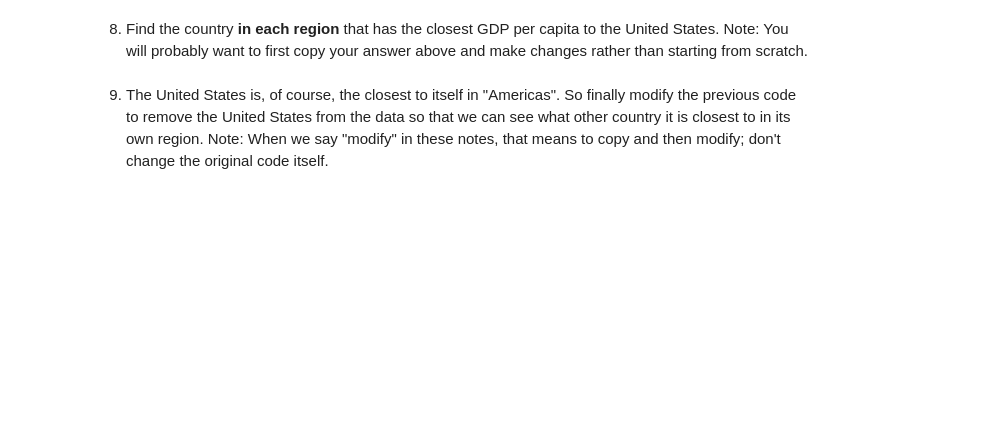
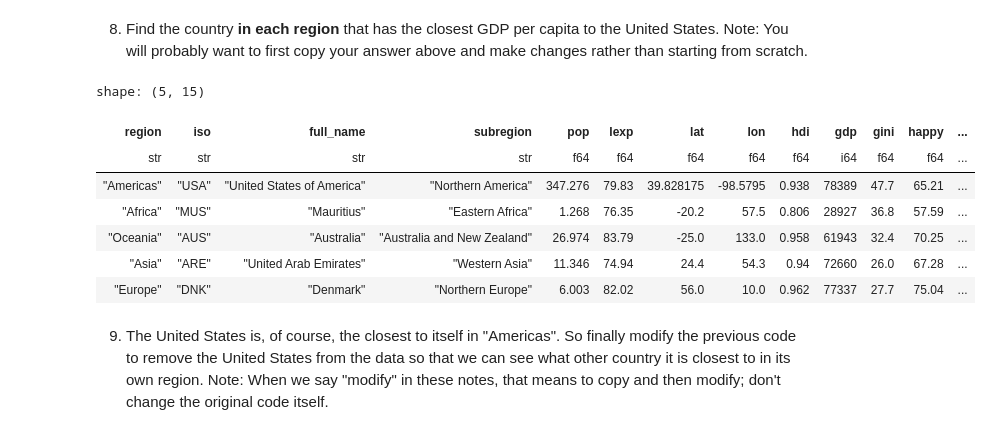
Before and after one commit to tettehdaniel/python-labs, a Jupyter notebook: Notebooks/Notebook04_DataManipulation2_SV.ipynb, the cells around one changed output. Drawn from its saved outputs; the diff is of its cells as text; code cells hidden in the pictures; blank space fills up the shorter version.

```diff
--- a/Notebooks/Notebook04_DataManipulation2_SV.ipynb
+++ b/Notebooks/Notebook04_DataManipulation2_SV.ipynb
@@ -119,4 +219,21 @@ shape: (135, 15)
 # %% [markdown]
 8. Find the country **in each region** that has the closest GDP per capita to the United States. Note: You will probably want to first copy your answer above and make changes rather than starting from scratch.
+# %%
+(
+    dat
+    .with_columns(gdp_diff = (c.gdp - 78389).abs())
+    .sort(c.gdp_diff)
+    .group_by(c.region)
+    .head(1)
+)
+# %% [output]
+shape: (5, 15)
+| region | iso | full_name | subregion | pop | lexp | lat | lon | hdi | gdp | gini | happy | ... |
+| str | str | str | str | f64 | f64 | f64 | f64 | f64 | i64 | f64 | f64 | ... |
+| "Americas" | "USA" | "United States of America" | "Northern America" | 347.276 | 79.83 | 39.828175 | -98.5795 | 0.938 | 78389 | 47.7 | 65.21 | ... |
+| "Africa" | "MUS" | "Mauritius" | "Eastern Africa" | 1.268 | 76.35 | -20.2 | 57.5 | 0.806 | 28927 | 36.8 | 57.59 | ... |
+| "Oceania" | "AUS" | "Australia" | "Australia and New Zealand" | 26.974 | 83.79 | -25.0 | 133.0 | 0.958 | 61943 | 32.4 | 70.25 | ... |
+| "Asia" | "ARE" | "United Arab Emirates" | "Western Asia" | 11.346 | 74.94 | 24.4 | 54.3 | 0.94 | 72660 | 26.0 | 67.28 | ... |
+| "Europe" | "DNK" | "Denmark" | "Northern Europe" | 6.003 | 82.02 | 56.0 | 10.0 | 0.962 | 77337 | 27.7 | 75.04 | ... |
 # %% [markdown]
 9. The United States is, of course, the closest to itself in "Americas". So finally modify the previous code to remove the United States from the data so that we can see what other country it is closest to in its own region. Note: When we say "modify" in these notes, that means to copy and then modify; don't change the original code itself.
```
Also changed, not shown: parts of 7 cells of this notebook.
